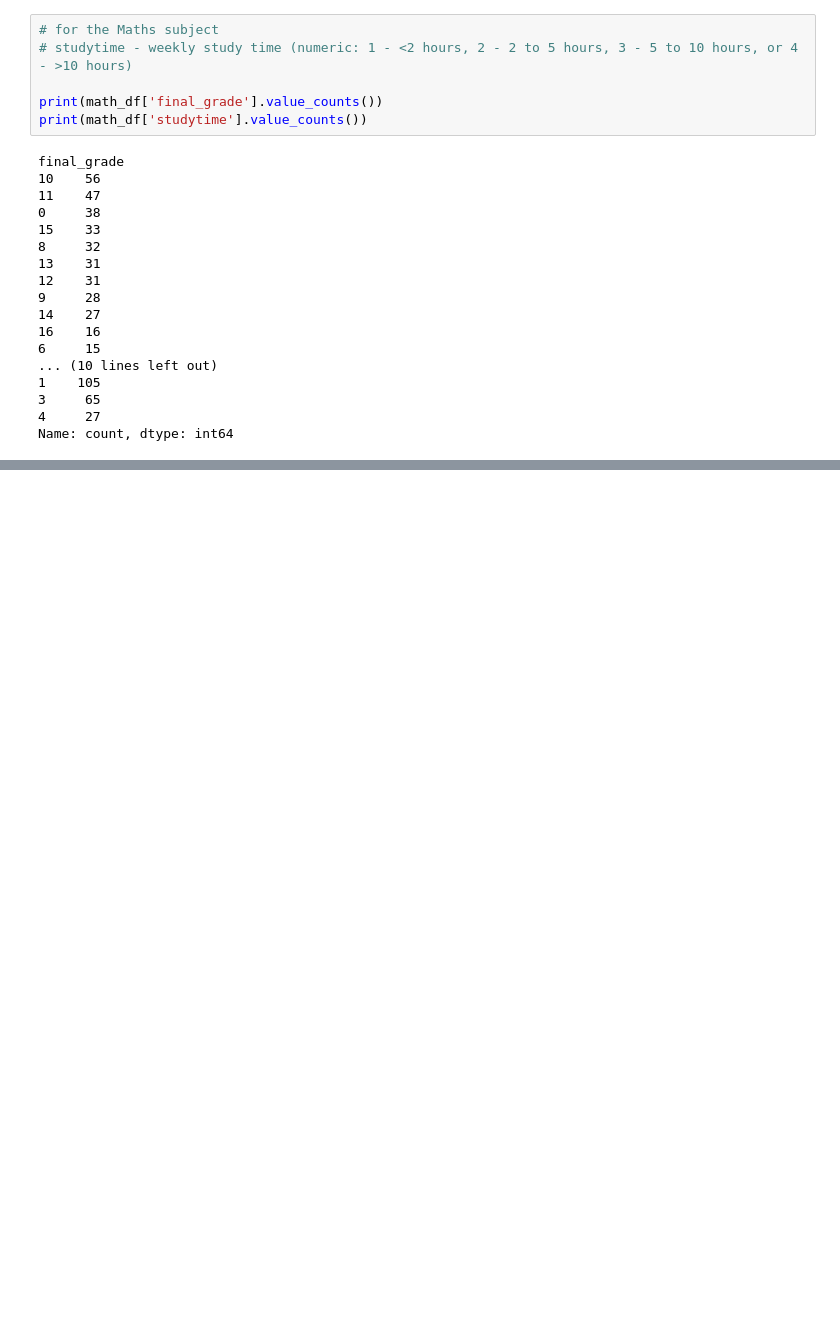
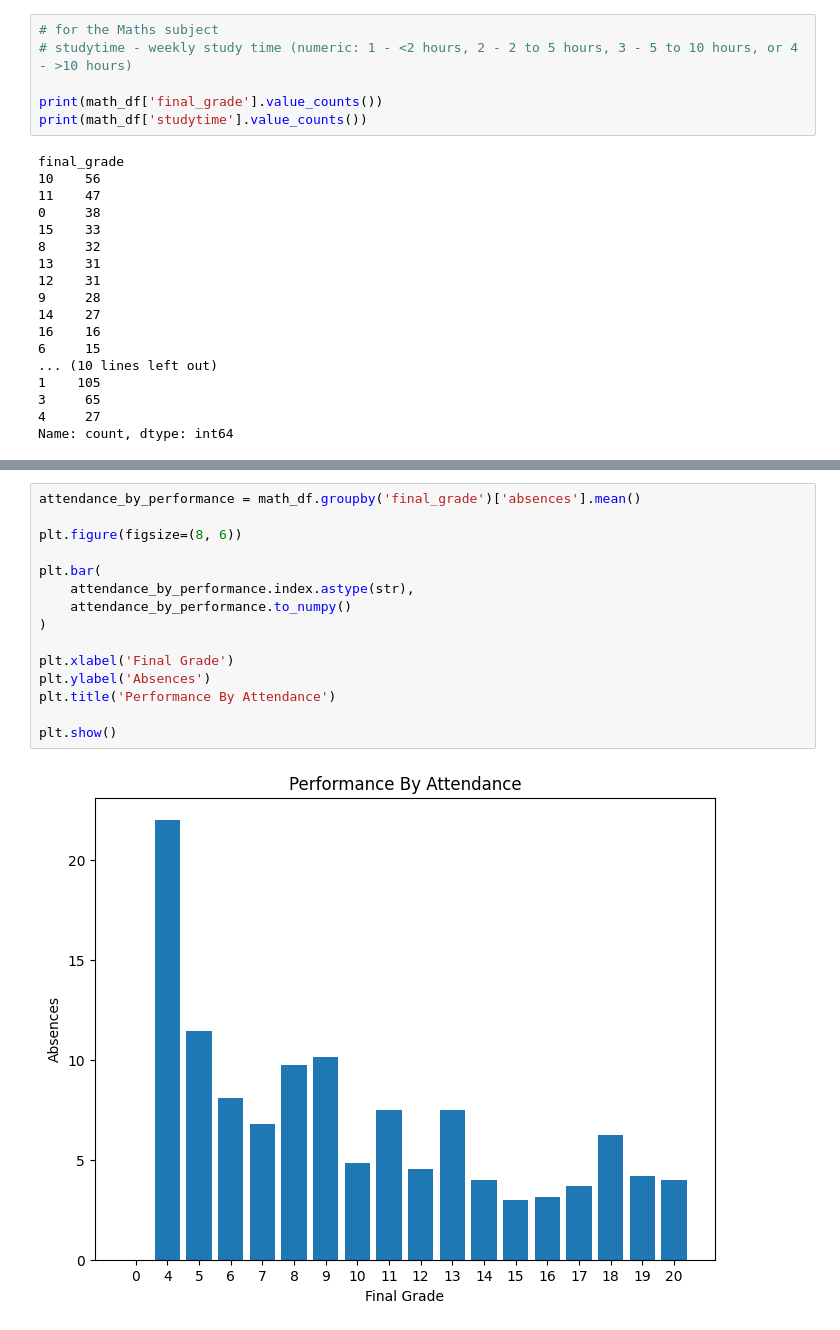
Before and after one commit to tingly-amua/Student-Performance-Analysis, a Jupyter notebook: EDA.ipynb, the cells around one changed output, grey strips where cells are left out. Saved outputs shown, nothing was run; the diff lists cells and outputs as text; blank space fills up the shorter version.

```diff
--- a/EDA.ipynb
+++ b/EDA.ipynb
@@ -324,0 +424,17 @@ plt.show()
+# %%
+attendance_by_performance = math_df.groupby('final_grade')['absences'].mean()
+
+plt.figure(figsize=(8, 6))
+
+plt.bar(
+    attendance_by_performance.index.astype(str),
+    attendance_by_performance.to_numpy()
+)
+
+plt.xlabel('Final Grade')
+plt.ylabel('Absences')
+plt.title('Performance By Attendance')
+
+plt.show()
+# %% [output]
+[figure, added]
```
Also changed, not shown: parts of 8 cells of this notebook.
